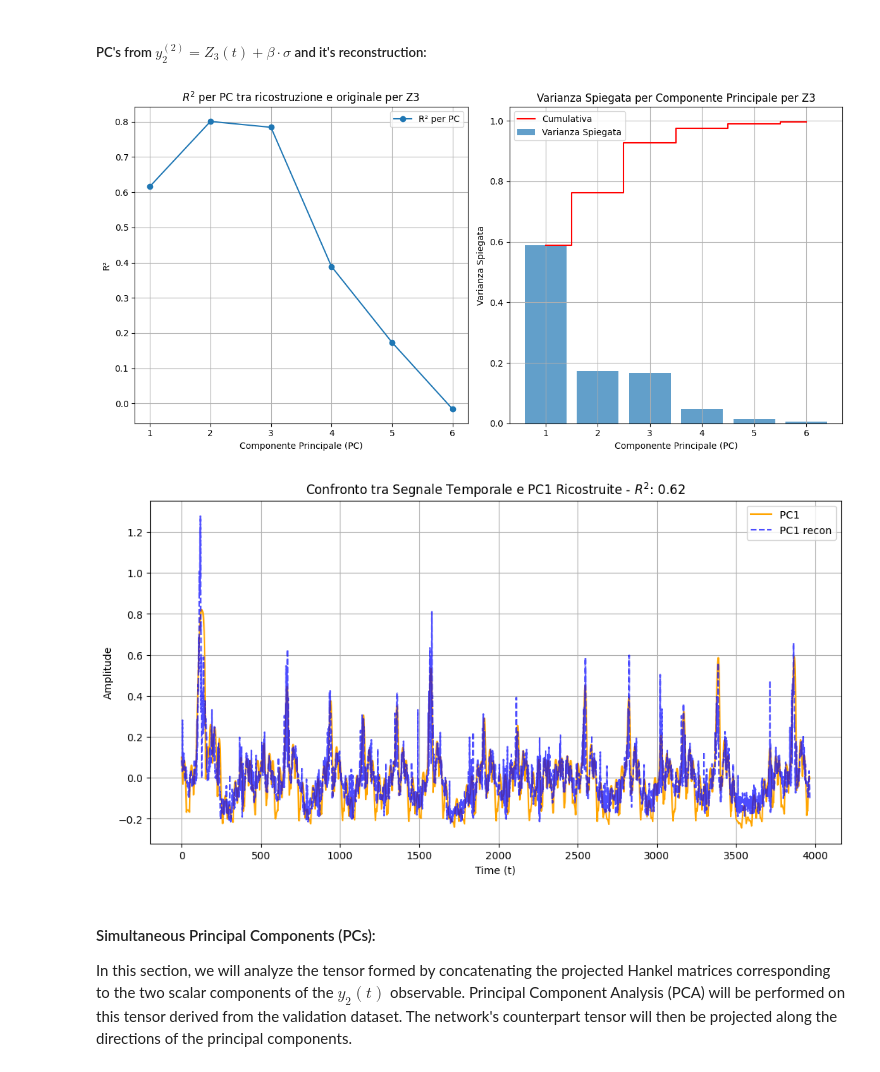
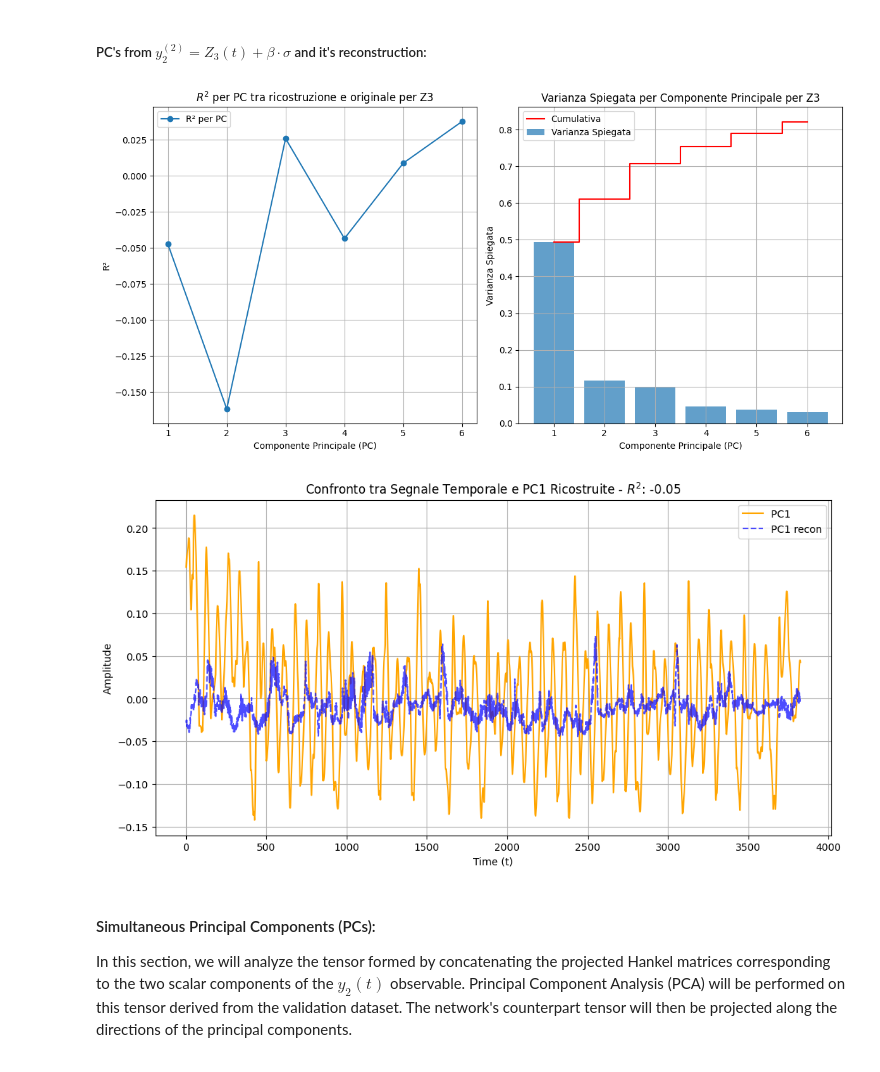
Before and after one commit to FedericoSbarbati/Lorenz-Toy, a Jupyter notebook: valDecoder.ipynb, the cells around one changed output. Drawn from its saved outputs; the diff is of its cells as text; code cells hidden in the pictures.

```diff
--- a/valDecoder.ipynb
+++ b/valDecoder.ipynb
@@ -43,7 +43,7 @@ Model_1,1 {'decoder_layers': [5, 20, 40], 'latent_dim': 5, 'early_stopping': {'p
 In this section, we will load one of the trained decoders by its name. The configuration file will provide all details about the network. The primary purpose of this notebook is to analyze the ability of a coupled encoder and specialized decoder. However, with some minor modifications, any encoder can be paired with different decoders if the shapes are compatible.
 # %%
 # Scegli un modello specifico
-decoder_name = "30-20"  # Cambia con il nome desiderato
+decoder_name = "30-20,15"  # Cambia con il nome desiderato
 decoder_config = all_decoder.get(decoder_name)
 
 if decoder_config is None:
@@ -532,11 +532,11 @@ plot_temporal_signal_and_pcs(val_Z3, original_y2_1,reconstructed_y2_1, n_compone
 # %%
 title1 = f"$R^2$ per PC tra ricostruzione e originale per Z3"
 title2 = f"Varianza Spiegata per Componente Principale per Z3"
-r2_2, ind2_2= pca_r2_analysis_embeddings(original_y2_2, reconstructed_y2_2,title1,title2, n_components=6)
+PCr2_2, ind2_2= pca_r2_analysis_embeddings(original_y2_2, reconstructed_y2_2,title1,title2, n_components=6)
 plot_temporal_signal_and_pcs(val_Z3, original_y2_2,reconstructed_y2_2, n_components=1)
 # %% [output]
-[figure, old version]
+[figure, new version]
-[figure, old version]
+[figure, new version]
 # %% [markdown]
 #### Simultaneous Principal Components (PCs):
 
```
Also changed, not shown: parts of 16 cells of this notebook, 12 other files.
